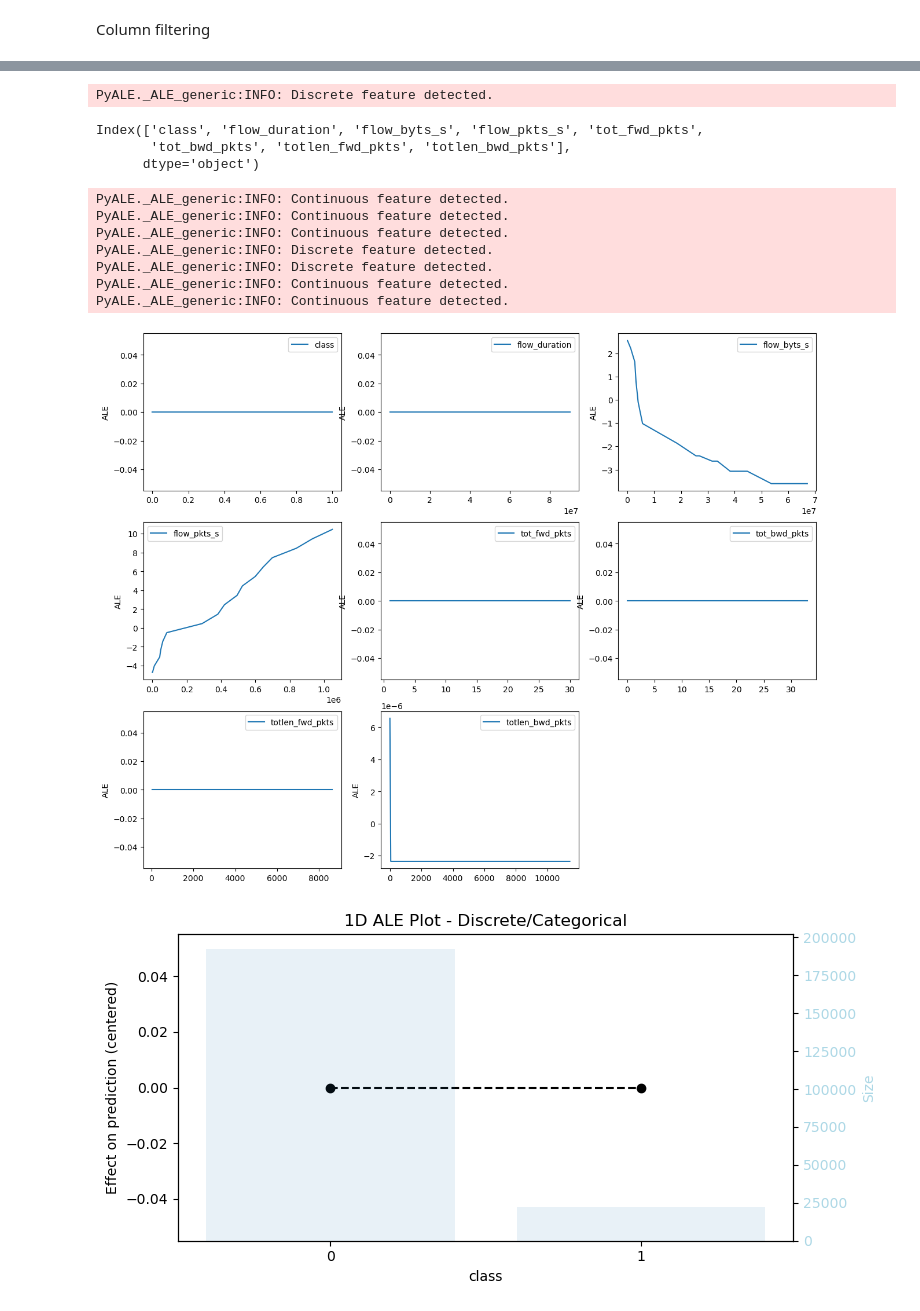
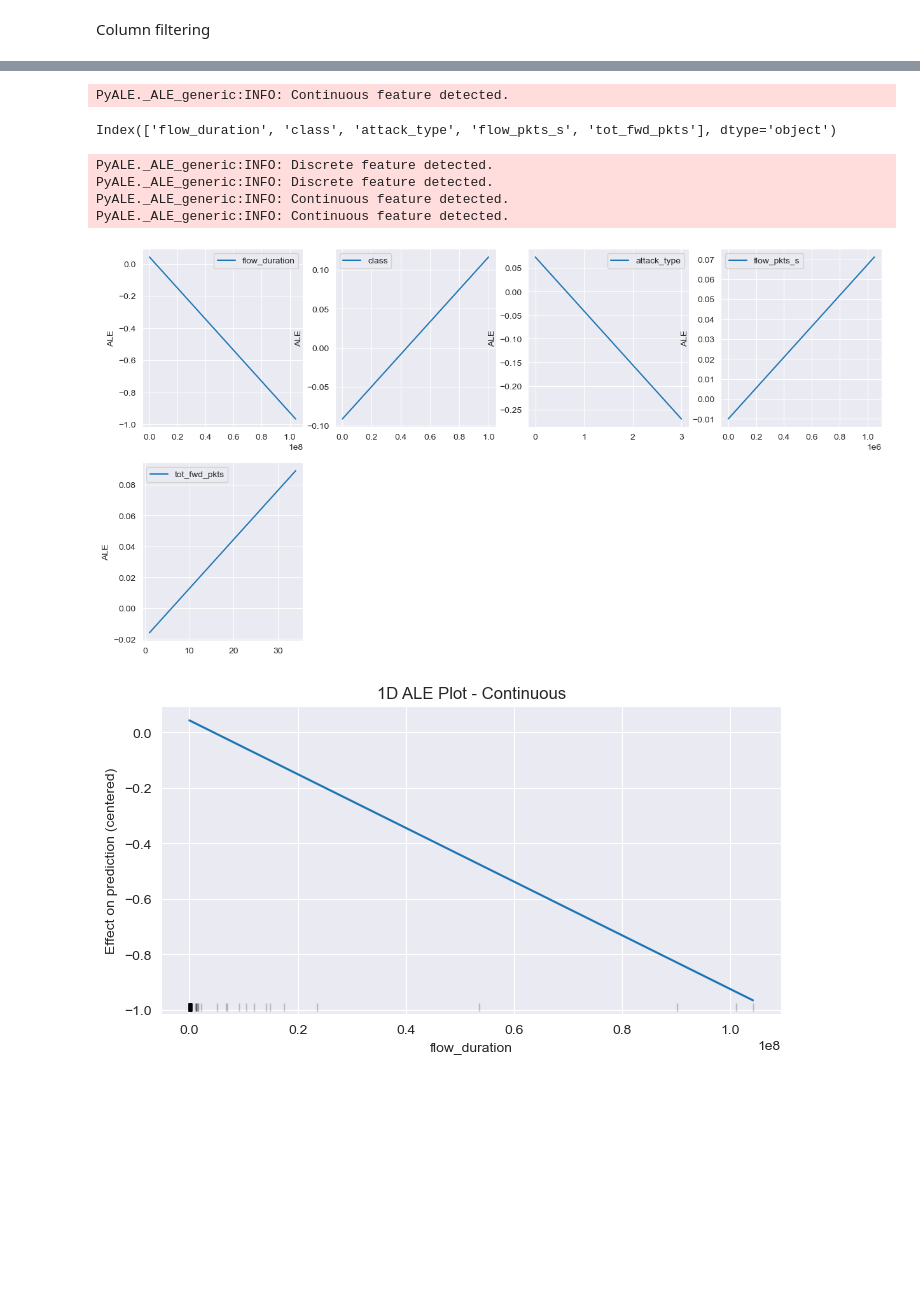
Before and after one commit to RedaMorsli/mlids_impact_analysis, a Jupyter notebook: analysis.ipynb, the cells around one changed output, grey strips where cells are left out. Saved outputs shown, nothing was run; the diff lists cells and outputs as text; code cells hidden in the pictures; blank space fills up the shorter version.

```diff
--- a/analysis.ipynb
+++ b/analysis.ipynb
@@ -7,6 +7,6 @@ import seaborn as sns
 from scipy.cluster.hierarchy import linkage, dendrogram, fcluster
 from scipy.spatial.distance import squareform
 
-df = pd.read_csv("./output/BruteForce/data2.csv")
+df = pd.read_csv("./output/merged_dataset_method1_undersampled.csv")
 print(df.shape)
 # %% [output]
@@ -14,6 +14,6 @@ print(df.shape)
 # %% [markdown]
 Column filtering
 # %%
-df = df.get(["cpu_total", "class", "flow_duration", "flow_byts_s", "flow_pkts_s", "tot_fwd_pkts", "tot_bwd_pkts", "totlen_fwd_pkts", "totlen_bwd_pkts"])
-print(df.shape)
-df.head()
+# df = df.get(["attack_type", "cpu_total", "class", "flow_duration", "flow_byts_s", "flow_pkts_s", "tot_fwd_pkts", "totlen_fwd_pkts"])
+# print(df.shape)
+# df.head()
@@ -115,5 +120,6 @@ See the caveats in the documentation: https://pandas.pydata.org/pandas-docs/stab
 # %%
 # X= df.drop(['flow_iat_mean', 'flow_iat_std', 'flow_iat_mean', 'fwd_pkts_b_avg', 'fwd_byts_b_avg', 'subflow_bwd_pkts', 'tot_bwd_pkts', 'fwd_pkts_s', 'bwd_byts_b_avg', 'bwd_blk_rate_avg', 'bwd_pkts_s', 'subflow_bwd_pkts', 'totlen_bwd_pkts', 'bwd_header_len', 'flow_pkts_s', 'fwd_pkt_len_mean', 'fwd_seg_size_avg', 'fwd_pkt_len_std', 'pkt_len_max', 'pkt_len_mean', 'pkt_size_avg', 'pkt_len_std', 'pkt_len_var', 'flow_byts_s', 'totlen_bwd_pkts', 'flow_iat_max', 'idle_max', 'fwd_pkt_len_min', 'nb_flows', 'active_mean', 'active_max', 'active_std', 'subflow_bwd_pkts', 'totlen_bwd_pkts', 'bwd_pkt_len_std', 'bwd_seg_size_avg', 'bwd_pkt_len_mean', 'bwd_pkt_len_max', 'fwd_seg_size_min', 'down_up_ratio', 'bwd_iat_tot', 'init_bwd_win_byts', 'bwd_iat_mean', 'bwd_iat_max', 'fwd_iat_min', 'nb_ports', 'init_fwd_win_byts', 'bwd_iat_min', 'tot_fwd_pkts', 'subflow_bwd_byts', 'totlen_fwd_pkts', 'subflow_fwd_pkts', 'subflow_fwd_byts', 'classifier', 'classifier_discretized'], axis=1)
-X= df.drop(['cpu_total_discretized','cpu_total'], axis=1)
-Y= df['cpu_total_discretized']
-print(Y.unique)
+# X= df.drop(['cpu_total_discretized','cpu_total'], axis=1)
+# test_df = df.sample(n=100)
+X= df.get(["flow_duration", "class", "attack_type", "flow_pkts_s", "tot_fwd_pkts"])
+Y= df['cpu']
@@ -134,58 +126,51 @@ Categories (2, int64): [0 < 1]>
 # %%
 import numpy as np
-from sklearn.linear_model import LogisticRegression
+from sklearn.linear_model import LinearRegression
 import matplotlib.pyplot as plt
 from PyALE import ale
 import math
 
-model = LogisticRegression(random_state=42)
+model = LinearRegression()
 Y = np.nan_to_num(Y, nan=0)
 model = model.fit(X, Y)
 feature_list = X.columns
 print(feature_list)
 
 # Define the number of rows and columns for your subplot grid
-num_cols = 3
+num_cols = 4
 num_rows = math.ceil(len(feature_list) / num_cols)
 
 # Create a subplot grid
 fig, axes = plt.subplots(num_rows, num_cols, figsize=(15, 4*num_rows))
 
 # Loop over each feature and plot its impact
 for i, feature in enumerate(feature_list):
     row = i // num_cols
     col = i % num_cols
 
-    percentile_95 = np.percentile(X[feature], 99)
-    filtered_X = X[X[feature] <= percentile_95].copy()
-    ale_eff = ale(X=filtered_X, model=model, feature=[feature], grid_size=50, include_CI=False)
+    ale_eff = ale(X=X, model=model, feature=[feature], grid_size=50, include_CI=False)
 
     # Plot the ALE plot for the current feature
     axes[row, col].plot(ale_eff['eff'], label=feature)
     axes[row, col].set_ylabel("ALE")
     axes[row, col].legend()
 
 # Hide any empty subplots
 for j in range(len(feature_list), num_rows * num_cols):
     row = j // num_cols
     col = j % num_cols
     fig.delaxes(axes[row, col])
 
 plt.subplots_adjust(left=0.1, right=0.9, top=0.9, bottom=0.1)
 
 # Show the plot
 plt.show()
 # %% [output]
-PyALE._ALE_generic:INFO: Discrete feature detected.
+PyALE._ALE_generic:INFO: Continuous feature detected.
-Index(['class', 'flow_duration', 'flow_byts_s', 'flow_pkts_s', 'tot_fwd_pkts',
-       'tot_bwd_pkts', 'totlen_fwd_pkts', 'totlen_bwd_pkts'],
-      dtype='object')
+Index(['flow_duration', 'class', 'attack_type', 'flow_pkts_s', 'tot_fwd_pkts'], dtype='object')
-PyALE._ALE_generic:INFO: Continuous feature detected.
-PyALE._ALE_generic:INFO: Continuous feature detected.
-PyALE._ALE_generic:INFO: Continuous feature detected.
 PyALE._ALE_generic:INFO: Discrete feature detected.
 PyALE._ALE_generic:INFO: Discrete feature detected.
 PyALE._ALE_generic:INFO: Continuous feature detected.
 PyALE._ALE_generic:INFO: Continuous feature detected.
-[figure, old version]
+[figure, new version]
-[figure, old version]
+[figure, new version]
```
Also changed, not shown: parts of 12 cells of this notebook, 4 other files.
